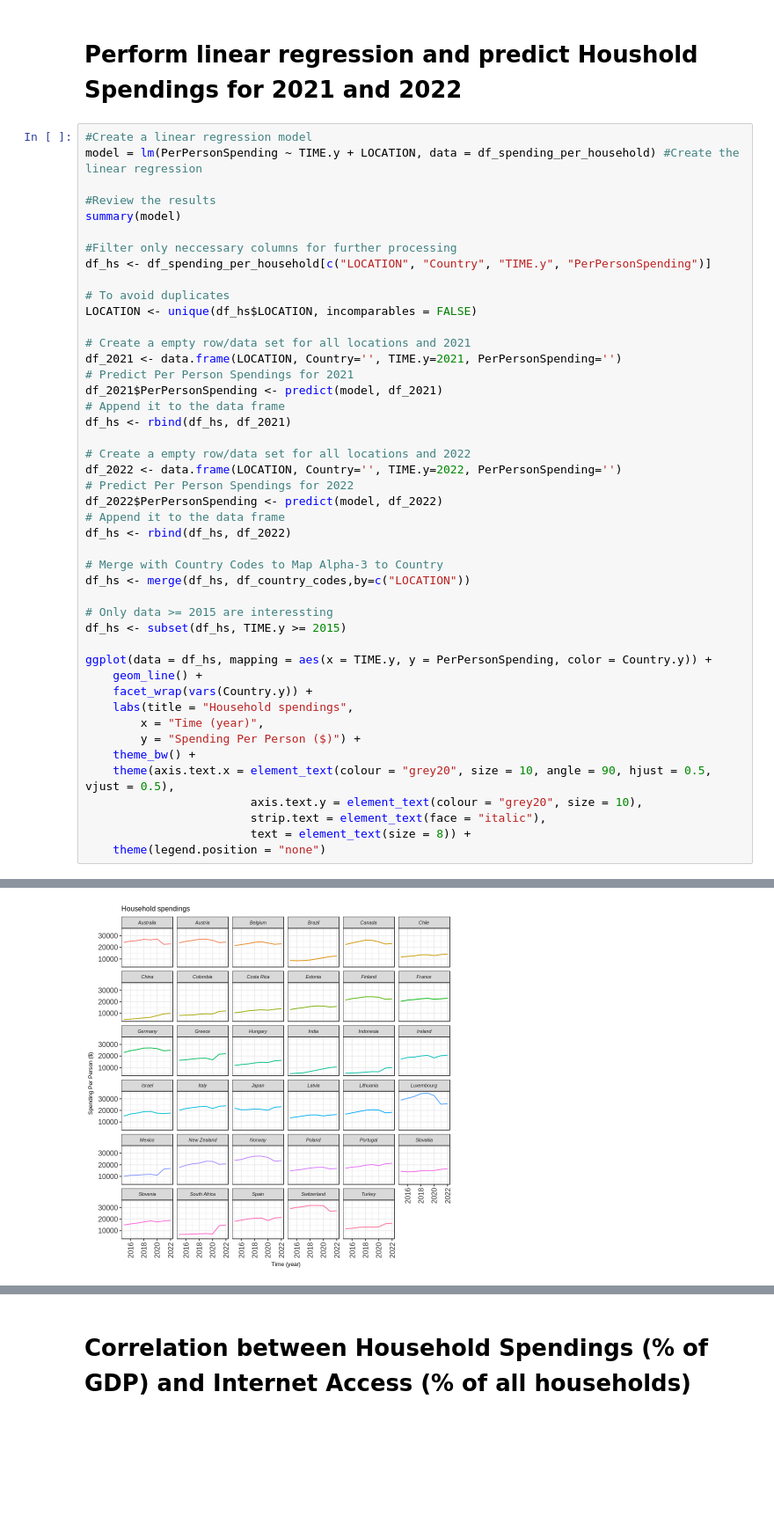
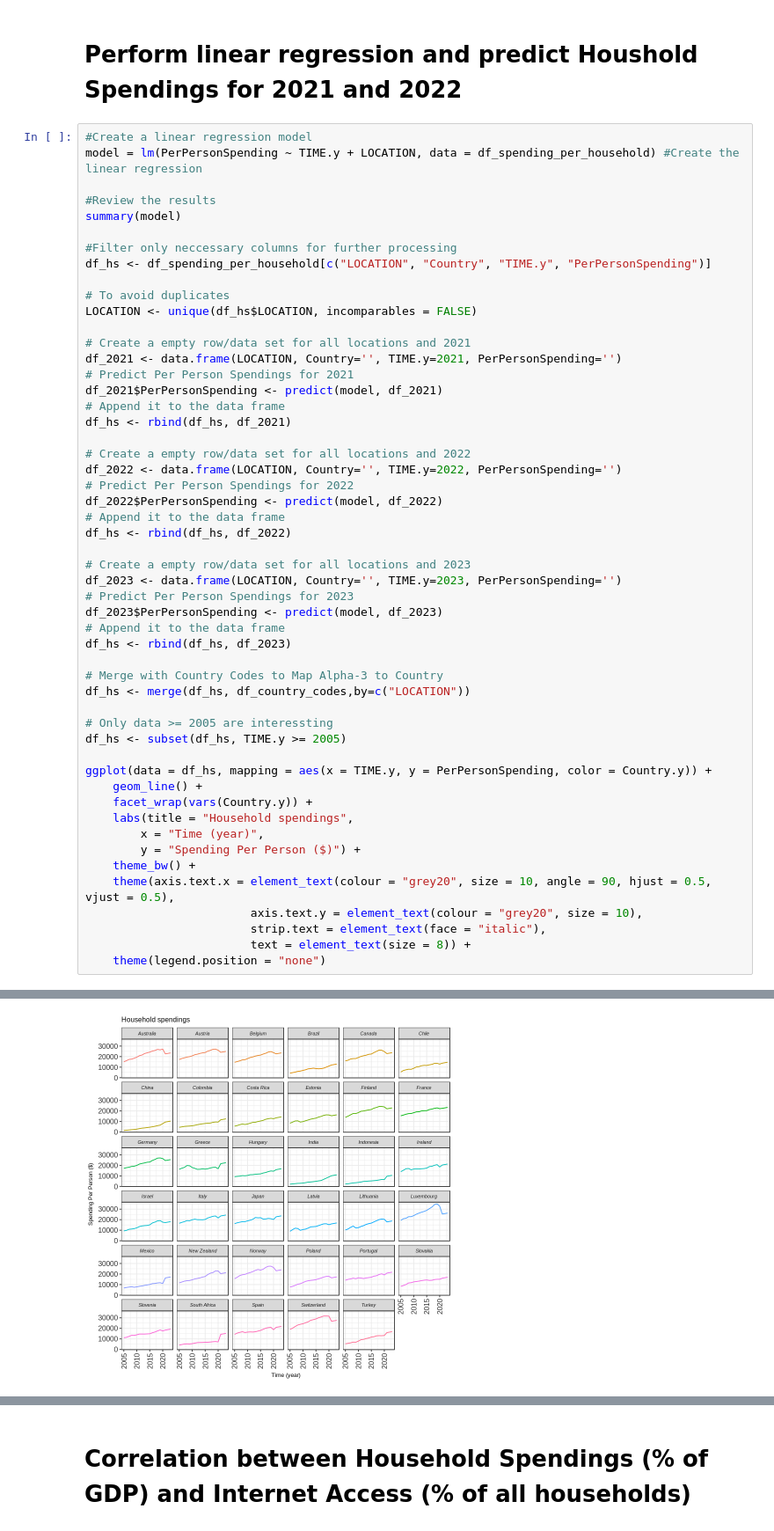
Before and after one commit to patdring/NewAppMarkets, a Jupyter notebook: CS_Fallstudie.ipynb, the cells around one changed output, grey strips where cells are left out. Shown: that part at 88% size. Saved outputs shown, nothing was run; the diff lists cells and outputs as text; blank space fills up the shorter version.

```diff
--- a/CS_Fallstudie.ipynb
+++ b/CS_Fallstudie.ipynb
@@ -264,40 +242,47 @@ df_2022$PerPersonSpending <- predict(model, df_2022)
 # Append it to the data frame
 df_hs <- rbind(df_hs, df_2022)
 
+# Create a empty row/data set for all locations and 2023
+df_2023 <- data.frame(LOCATION, Country='', TIME.y=2023, PerPersonSpending='')
+# Predict Per Person Spendings for 2023
+df_2023$PerPersonSpending <- predict(model, df_2023)
+# Append it to the data frame
+df_hs <- rbind(df_hs, df_2023)
+
 # Merge with Country Codes to Map Alpha-3 to Country
 df_hs <- merge(df_hs, df_country_codes,by=c("LOCATION"))
 
-# Only data >= 2015 are interessting
-df_hs <- subset(df_hs, TIME.y >= 2015)
+# Only data >= 2005 are interessting
+df_hs <- subset(df_hs, TIME.y >= 2005)
 
 ggplot(data = df_hs, mapping = aes(x = TIME.y, y = PerPersonSpending, color = Country.y)) +
     geom_line() +
     facet_wrap(vars(Country.y)) +
     labs(title = "Household spendings",
         x = "Time (year)",
         y = "Spending Per Person ($)") +
     theme_bw() +
     theme(axis.text.x = element_text(colour = "grey20", size = 10, angle = 90, hjust = 0.5, vjust = 0.5),
                         axis.text.y = element_text(colour = "grey20", size = 10),
                         strip.text = element_text(face = "italic"),
                         text = element_text(size = 8)) +
     theme(legend.position = "none")
 # %% [output]
 Call:
 lm(formula = PerPersonSpending ~ TIME.y + LOCATION, data = df_spending_per_household)
 
 Residuals:
     Min      1Q  Median      3Q     Max
 -6762.8 -1118.9  -318.9   923.7 10494.1
 
 Coefficients:
               Estimate Std. Error  t value Pr(>|t|)
 (Intercept) -8.708e+05  8.023e+03 -108.532  < 2e-16 ***
 TIME.y       4.421e+02  4.019e+00  109.983  < 2e-16 ***
 LOCATIONAUT  1.464e+03  3.975e+02    3.684 0.000239 ***
 ... (35 lines left out)
 
 Residual standard error: 2007 on 1407 degrees of freedom
 Multiple R-squared:  0.9186,    Adjusted R-squared:  0.9166
 F-statistic: 453.9 on 35 and 1407 DF,  p-value: < 2.2e-16
-[figure, old version]
+[figure, new version]
```
Also changed, not shown: parts of 8 cells of this notebook.
